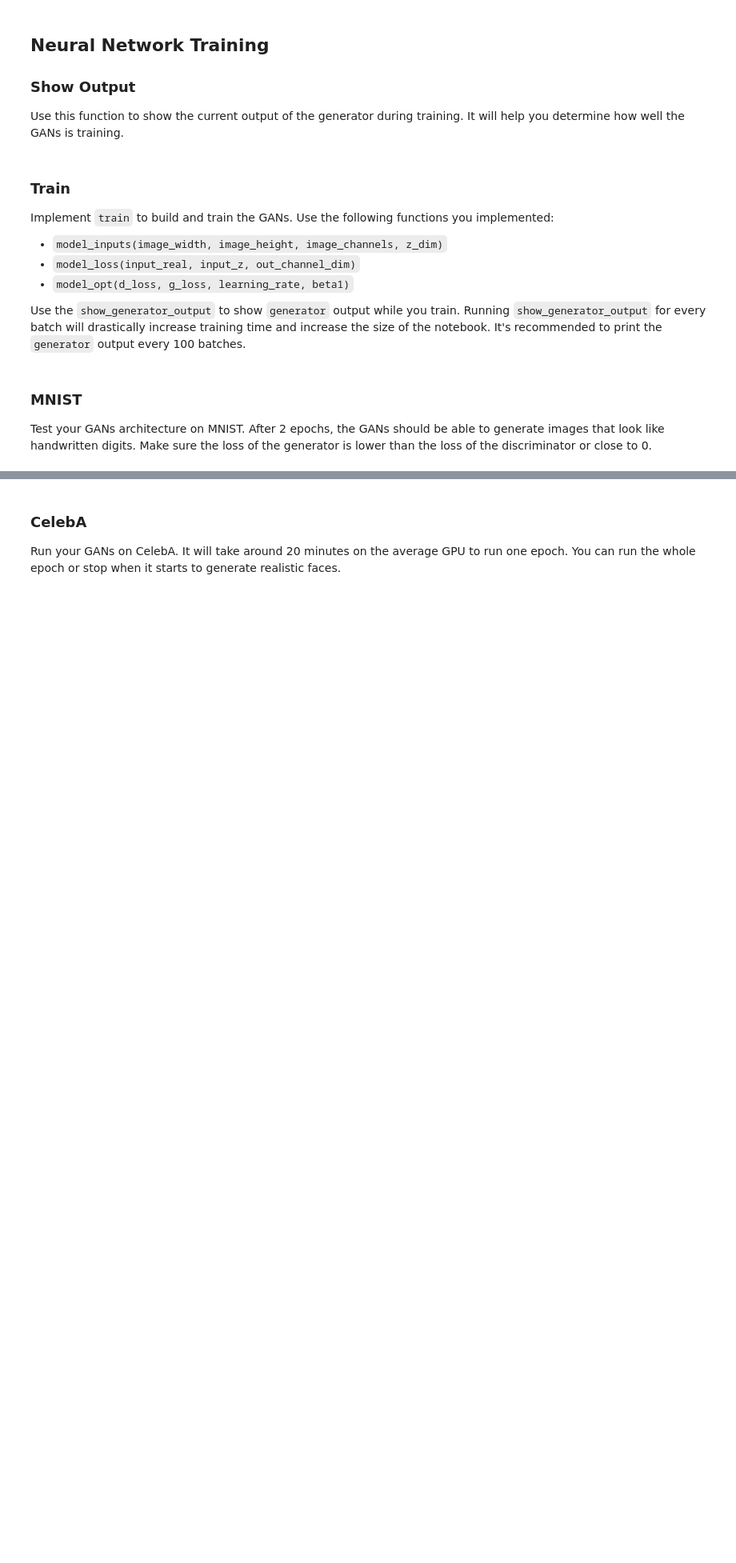
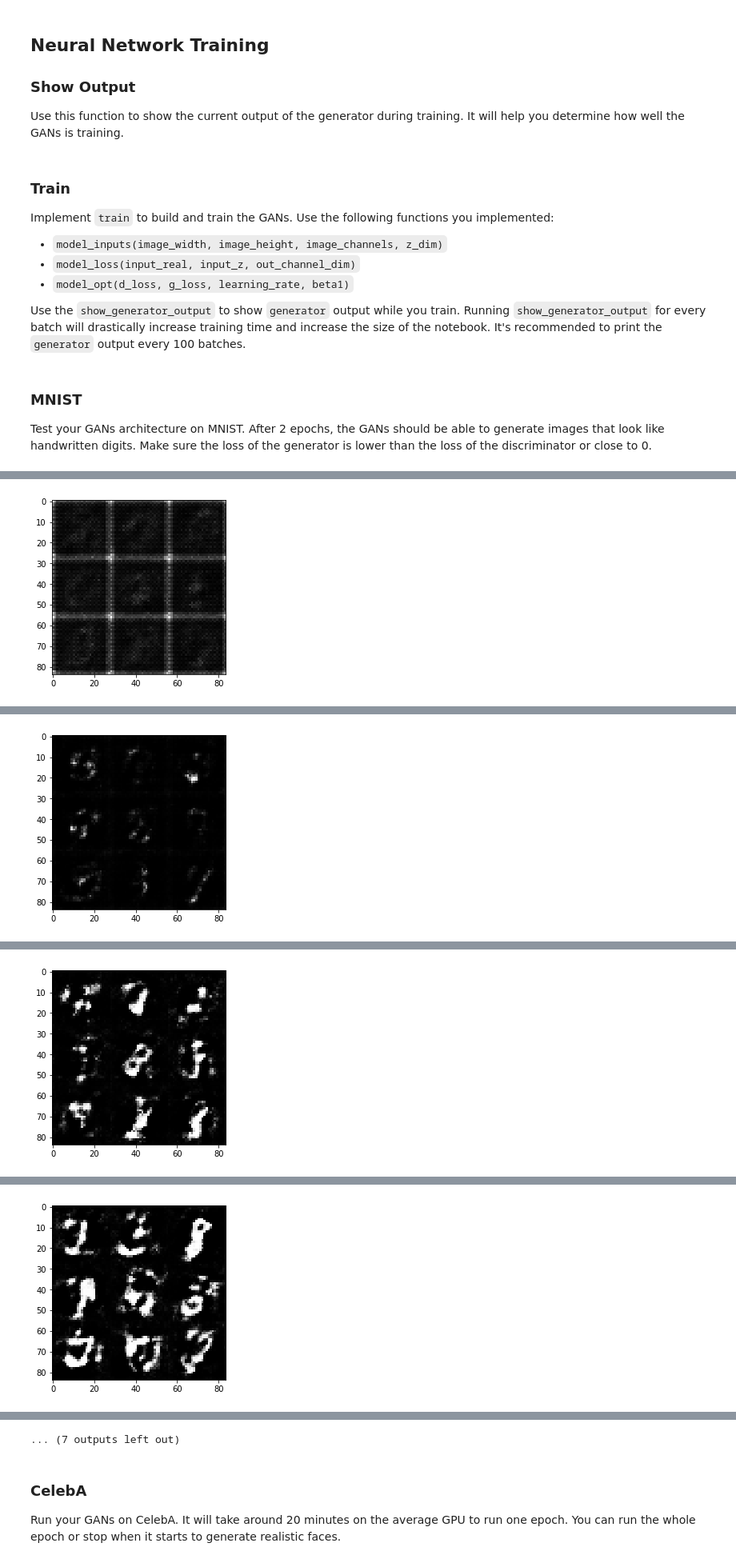
Before and after one commit to VenkatRepaka/deep-learning, a Jupyter notebook: face_generation/dlnd_face_generation.ipynb, the cells around one changed output, grey strips where cells are left out. Shown: that part at 80% size. Drawn from its saved outputs; the diff is of its cells as text; code cells hidden in the pictures; blank space fills up the shorter version.

```diff
--- a/face_generation/dlnd_face_generation.ipynb
+++ b/face_generation/dlnd_face_generation.ipynb
@@ -222,12 +230,12 @@ def model_loss(input_real, input_z, out_channel_dim):
     d_model_fake, d_logits_fake = discriminator(g_model, reuse=True)
 
     d_loss_real = tf.reduce_mean(
-        tf.nn.sigmoid_cross_entropy_with_logits(logits=d_logits_real, labels=tf.ones_like(d_model_real)))
+        tf.nn.sigmoid_cross_entropy_with_logits(logits=d_logits_real, labels=tf.ones_like(d_model_real)*0.9))
     d_loss_fake = tf.reduce_mean(
         tf.nn.sigmoid_cross_entropy_with_logits(logits=d_logits_fake, labels=tf.zeros_like(d_model_fake)))
     g_loss = tf.reduce_mean(
         tf.nn.sigmoid_cross_entropy_with_logits(logits=d_logits_fake, labels=tf.ones_like(d_model_fake)))
-    d_loss = d_loss_real + d_loss_real
+    d_loss = d_loss_real + d_loss_fake
     return d_loss, g_loss
 
 
@@ -319,21 +327,47 @@ def train(epoch_count, batch_size, z_dim, learning_rate, beta1, get_batches, dat
     :param data_image_mode: The image mode to use for images ("RGB" or "L")
     """
     # TODO: Build Model
-
-
+    steps = 0
+    losses = []
+    image_channels = 1 if data_image_mode == 'L' else 3
+    image_width = data_shape[1]
+    image_height = data_shape[2]
+    input_data, z_data, lr = model_inputs(image_width, image_height, image_channels, z_dim)
+    d_loss, g_loss = model_loss(input_data, z_data, image_channels)
+    d_train_opt, g_train_opt = model_opt(d_loss, g_loss, learning_rate, beta1)
     with tf.Session() as sess:
         sess.run(tf.global_variables_initializer())
         for epoch_i in range(epoch_count):
             for batch_images in get_batches(batch_size):
+                steps += 1
                 # TODO: Train Model
+                batch_images = batch_images*2
+                #Sample random noise for G
+                batch_z = np.random.uniform(-1, 1, size=(batch_size, z_dim))
+                #Run Optimizers
+                _ = sess.run(d_train_opt, feed_dict = {input_data: batch_images, z_data: batch_z, lr: learning_rate})
+                _ = sess.run(g_train_opt, feed_dict = {input_data: batch_images, z_data: batch_z, lr: learning_rate})
+
+                if steps % 10 == 0:
+                    train_loss_d = d_loss.eval({input_data: batch_images, z_data: batch_z})
+                    train_loss_g = g_loss.eval({input_data: batch_images, z_data: batch_z})
+
+                    print("Epoch {}/{}...".format(epoch_i+1, epoch_count),
+                          "Discriminator Loss: {:.4f}...".format(train_loss_d),
+                          "Generator Loss: {:.4f}".format(train_loss_g))
+                    # Save losses to view after training
+                    losses.append((train_loss_d, train_loss_g))
+
+                if steps%100 == 0:
+                    show_generator_output(sess, 10, z_data, image_channels, data_image_mode)
 # %% [markdown]
 ### MNIST
 Test your GANs architecture on MNIST.  After 2 epochs, the GANs should be able to generate images that look like handwritten digits.  Make sure the loss of the generator is lower than the loss of the discriminator or close to 0.
 # %%
-batch_size = None
-z_dim = None
-learning_rate = None
-beta1 = None
+batch_size = 128
+z_dim = 100
+learning_rate = 0.0001
+beta1 = 0.2
 
 
 """
@@ -345,3 +379,4 @@ mnist_dataset = helper.Dataset('mnist', glob(os.path.join(data_dir, 'mnist/*.jpg
 with tf.Graph().as_default():
     train(epochs, batch_size, z_dim, learning_rate, beta1, mnist_dataset.get_batches,
           mnist_dataset.shape, mnist_dataset.image_mode)
+# %% [output]
@@ -347,0 +393 @@ with tf.Graph().as_default():
+[figure, added]
@@ -347,0 +404 @@ with tf.Graph().as_default():
+[figure, added]
@@ -347,0 +415 @@ with tf.Graph().as_default():
+[figure, added]
@@ -347,0 +426 @@ with tf.Graph().as_default():
+[figure, added]
@@ -348,3 +449,4 @@ with tf.Graph().as_default():
+... (7 outputs left out)
 # %% [markdown]
 ### CelebA
 Run your GANs on CelebA.  It will take around 20 minutes on the average GPU to run one epoch.  You can run the whole epoch or stop when it starts to generate realistic faces.
```
Also changed, not shown: parts of 9 cells of this notebook.
